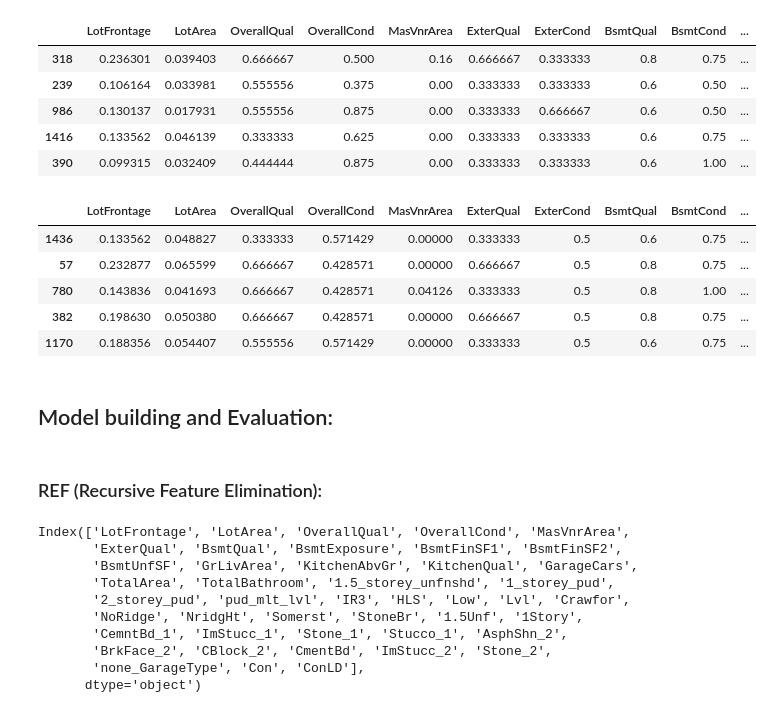
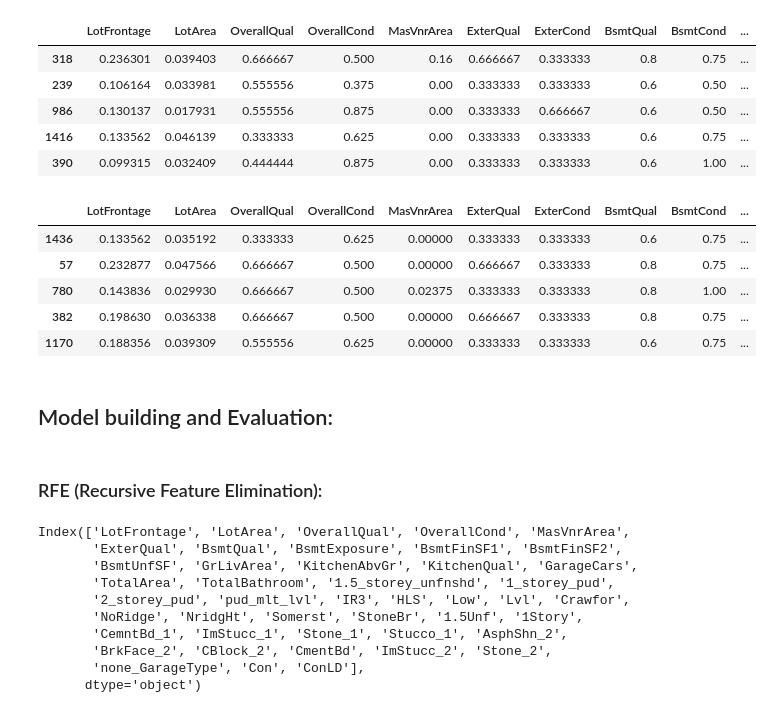
Before and after one commit to sandipm26/HousingPrice, a Jupyter notebook: AdvanceRegression_HousingPrice_Assignment_SandipM.ipynb, the cells around one changed output. Drawn from its saved outputs; the diff is of its cells as text; code cells hidden in the pictures.

```diff
--- a/AdvanceRegression_HousingPrice_Assignment_SandipM.ipynb
+++ b/AdvanceRegression_HousingPrice_Assignment_SandipM.ipynb
@@ -715,15 +715,15 @@ house_df_train.head()
 | 1416 | 0.133562 | 0.046139 | 0.333333 | 0.625 | 0.00 | 0.333333 | 0.333333 | 0.6 | 0.75 | ... |
 | 390 | 0.099315 | 0.032409 | 0.444444 | 0.875 | 0.00 | 0.333333 | 0.333333 | 0.6 | 1.00 | ... |
 # %%
-house_df_test[num_vars] = scaler.fit_transform(house_df_test[num_vars])
+house_df_test[num_vars] = scaler.transform(house_df_test[num_vars])
 house_df_test.head()
 # %% [output]
 |  | LotFrontage | LotArea | OverallQual | OverallCond | MasVnrArea | ExterQual | ExterCond | BsmtQual | BsmtCond | ... |
-| 1436 | 0.133562 | 0.048827 | 0.333333 | 0.571429 | 0.00000 | 0.333333 | 0.5 | 0.6 | 0.75 | ... |
-| 57 | 0.232877 | 0.065599 | 0.666667 | 0.428571 | 0.00000 | 0.666667 | 0.5 | 0.8 | 0.75 | ... |
-| 780 | 0.143836 | 0.041693 | 0.666667 | 0.428571 | 0.04126 | 0.333333 | 0.5 | 0.8 | 1.00 | ... |
-| 382 | 0.198630 | 0.050380 | 0.666667 | 0.428571 | 0.00000 | 0.666667 | 0.5 | 0.8 | 0.75 | ... |
-| 1170 | 0.188356 | 0.054407 | 0.555556 | 0.571429 | 0.00000 | 0.333333 | 0.5 | 0.6 | 0.75 | ... |
+| 1436 | 0.133562 | 0.035192 | 0.333333 | 0.625 | 0.00000 | 0.333333 | 0.333333 | 0.6 | 0.75 | ... |
+| 57 | 0.232877 | 0.047566 | 0.666667 | 0.500 | 0.00000 | 0.666667 | 0.333333 | 0.8 | 0.75 | ... |
+| 780 | 0.143836 | 0.029930 | 0.666667 | 0.500 | 0.02375 | 0.333333 | 0.333333 | 0.8 | 1.00 | ... |
+| 382 | 0.198630 | 0.036338 | 0.666667 | 0.500 | 0.00000 | 0.666667 | 0.333333 | 0.8 | 0.75 | ... |
+| 1170 | 0.188356 | 0.039309 | 0.555556 | 0.625 | 0.00000 | 0.333333 | 0.333333 | 0.6 | 0.75 | ... |
 # %% [markdown]
 ## Model building and Evaluation:
 # %%
@@ -733,7 +733,7 @@ X_train = house_df_train
 y_test = house_df_test.pop('SalePrice')
 X_test = house_df_test
 # %% [markdown]
-### REF (Recursive Feature Elimination):
+### RFE (Recursive Feature Elimination):
 # %%
 # Importing RFE and LinearRegression
 from sklearn.feature_selection import RFE
```
Also changed, not shown: parts of 7 cells of this notebook, 1 other file.
